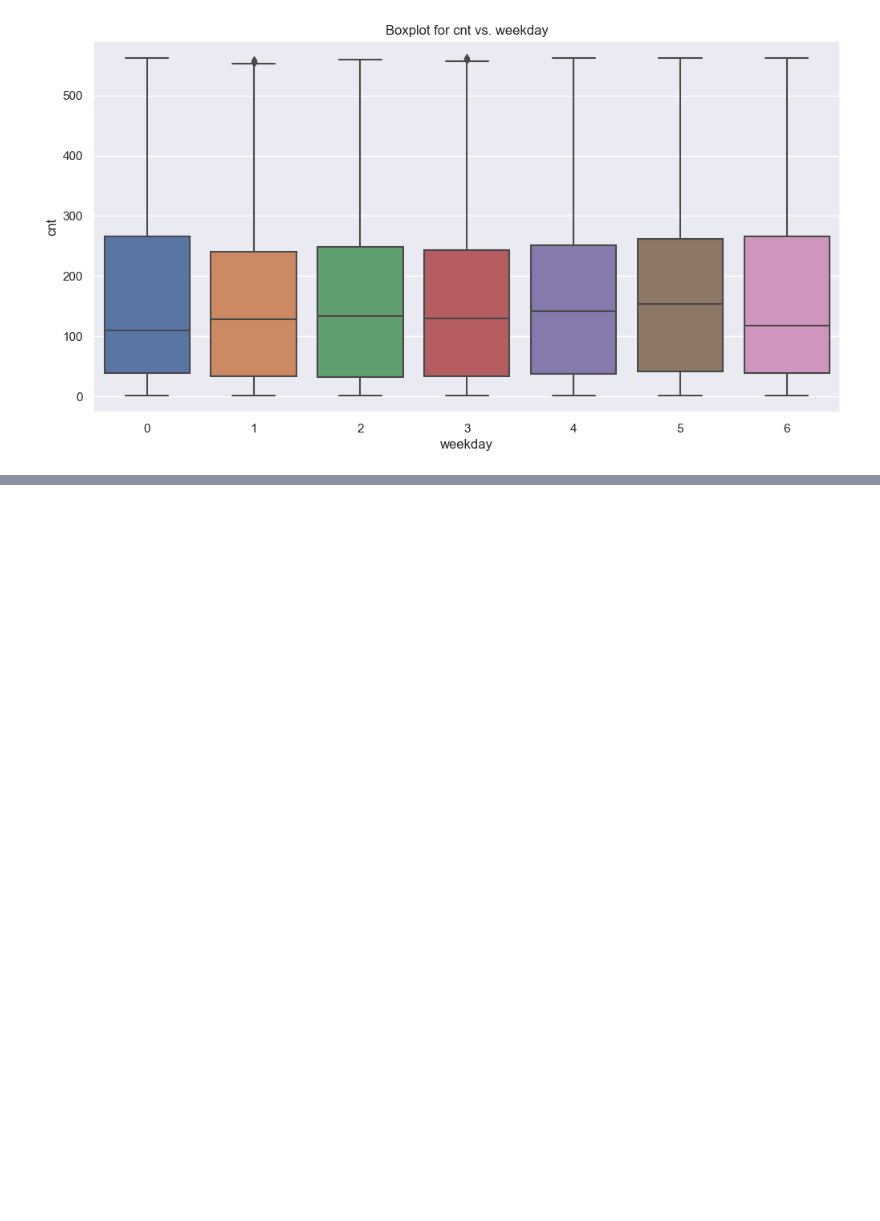
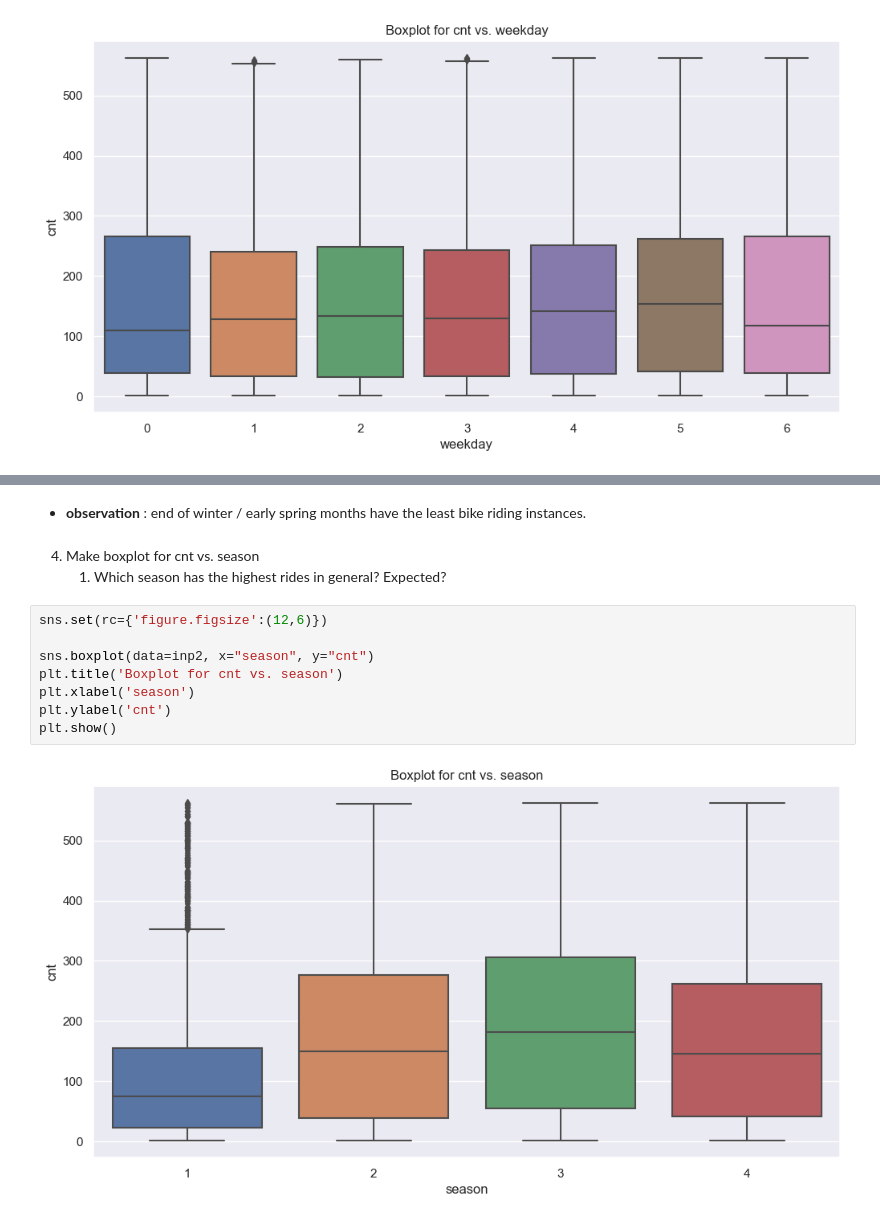
Before and after one commit to mungekarkiran/Bike_Sharing_Demand_Prediction, a Jupyter notebook: Research/Bike_Sharing_Demand_Prediction.ipynb, the cells around one changed output, grey strips where cells are left out. Saved outputs shown, nothing was run; the diff lists cells and outputs as text; blank space fills up the shorter version.

Commit message:
Bike_Sharing_Demand_Prediction
Bike_Sharing_Demand_Prediction

```diff
--- a/Research/Bike_Sharing_Demand_Prediction.ipynb
+++ b/Research/Bike_Sharing_Demand_Prediction.ipynb
@@ -297,0 +311,15 @@ plt.show()
+# %% [markdown]
+- **observation** : end of winter / early spring months have the least bike riding instances.
+# %% [markdown]
+4.	Make boxplot for cnt vs. season
+	1.	Which season has the highest rides in general? Expected?
+# %%
+sns.set(rc={'figure.figsize':(12,6)})
+
+sns.boxplot(data=inp2, x="season", y="cnt")
+plt.title('Boxplot for cnt vs. season')
+plt.xlabel('season')
+plt.ylabel('cnt')
+plt.show()
+# %% [output]
+[figure, added]
```
Also changed, not shown: parts of 5 cells of this notebook.
